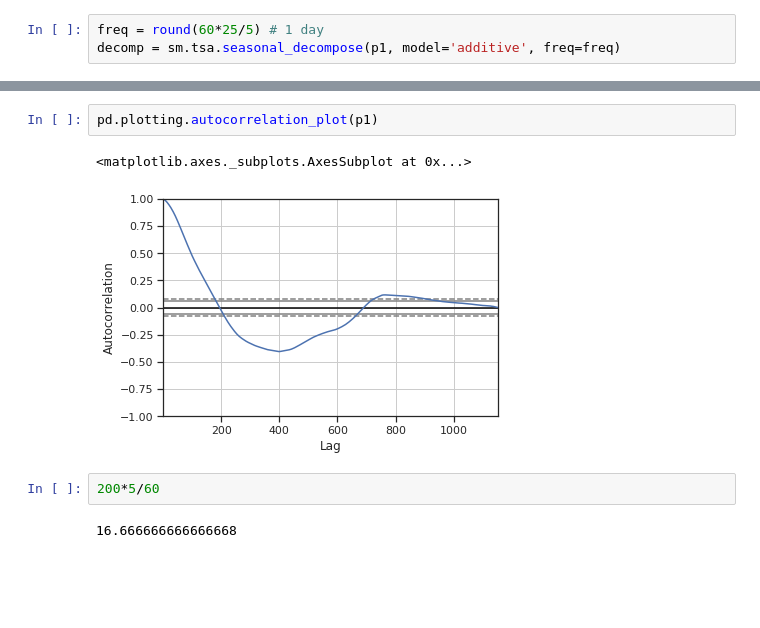
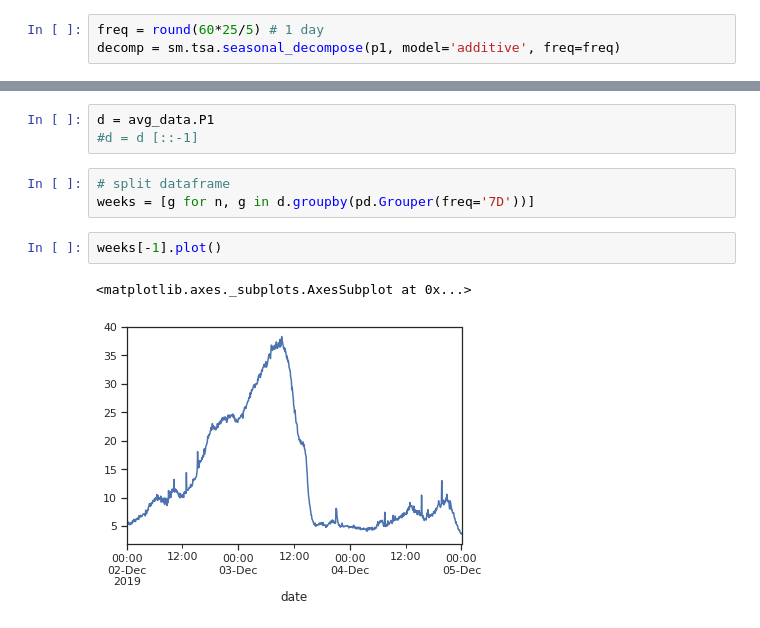
Before and after one commit to aerubanov/Proj_Air_Quality, a Jupyter notebook: notebooks/decomposition.ipynb, the cells around one changed output, grey strips where cells are left out. Saved outputs shown, nothing was run; the diff lists cells and outputs as text; blank space fills up the shorter version.

Commit message:
add spliting dataset

```diff
--- a/notebooks/decomposition.ipynb
+++ b/notebooks/decomposition.ipynb
@@ -137,9 +149,11 @@ decomp.resid.mean(), decomp.resid.median(), decomp.resid.std()
-# %%
-pd.plotting.autocorrelation_plot(p1)
-# %% [output]
-<matplotlib.axes._subplots.AxesSubplot at 0x...>
-[figure, removed]
-# %%
-200*5/60
-# %% [output]
-16.666666666666668
+# %%
+d = avg_data.P1
+#d = d [::-1]
+# %%
+# split dataframe
+weeks = [g for n, g in d.groupby(pd.Grouper(freq='7D'))]
+# %%
+weeks[-1].plot()
+# %% [output]
+<matplotlib.axes._subplots.AxesSubplot at 0x...>
+[figure, added]
```
Also changed, not shown: parts of 7 cells of this notebook.
